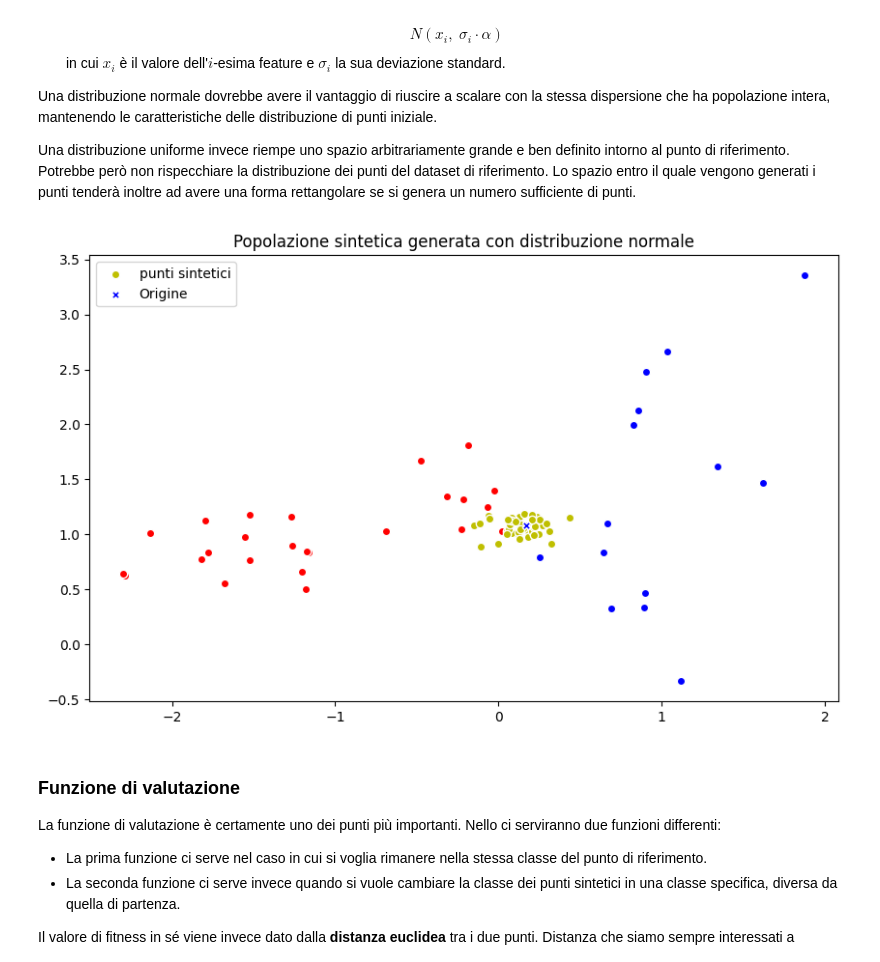
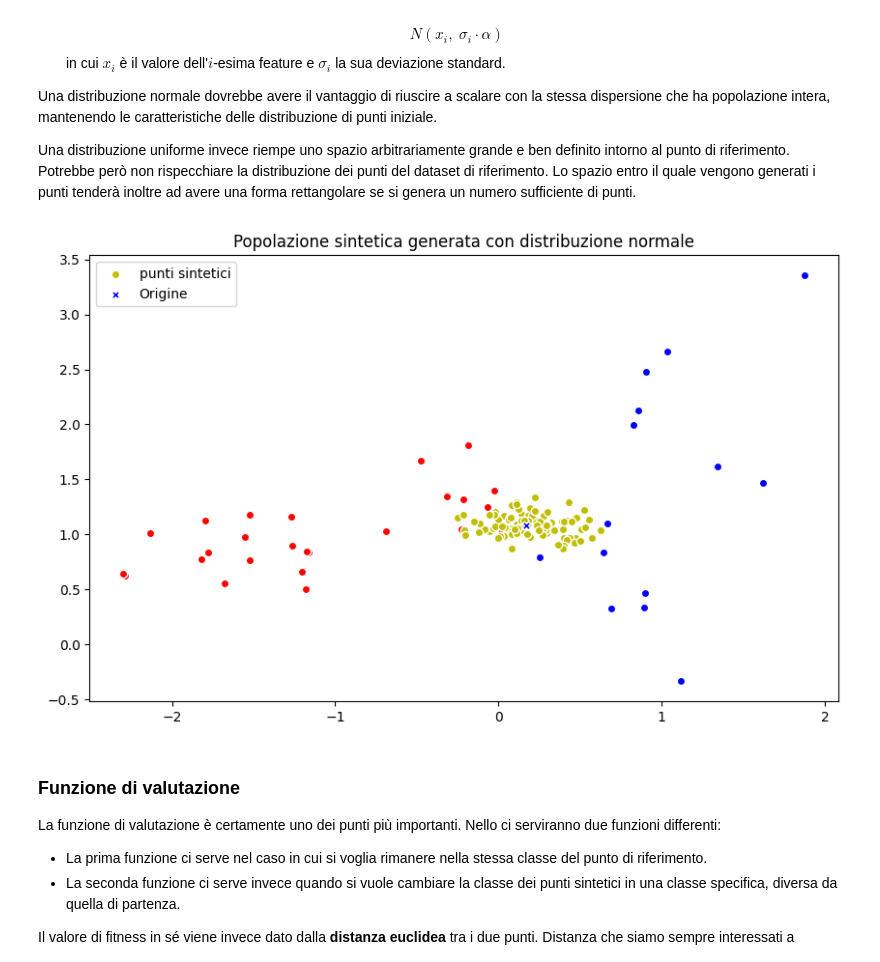
Before and after one commit to FedericoBustaffa/thesis, a Jupyter notebook: src/explain_classifier.ipynb, the cells around one changed output. Saved outputs shown, nothing was run; the diff lists cells and outputs as text; code cells hidden in the pictures.

```diff
--- a/src/explain_classifier.ipynb
+++ b/src/explain_classifier.ipynb
@@ -188,36 +188,36 @@ from ppga import base
 
 
 def generate_normal(point, sigma, alpha: float) -> np.ndarray:
     return random.normal(point, alpha * sigma, size=(2,))
 
 
 def generate_uniform(point, sigma, alpha: float) -> np.ndarray:
     return random.uniform(point - sigma * alpha, point + sigma * alpha, size=(2,))
 
 
 toolbox = base.ToolBox()
-toolbox.set_generation(generate_normal, point=point, sigma=sigma, alpha=0.1)
+toolbox.set_generation(generate_normal, point=point, sigma=sigma, alpha=0.15)
 
 # generazione di una popolazione composta da 50 individui
-population = toolbox.generate(50)
+population = toolbox.generate(100)
 synth_points = np.array([i.chromosome for i in population])
 
 plt.figure(figsize=(10, 6))
 plt.title("Popolazione sintetica generata con distribuzione normale")
 plt.scatter(X_test[cls0].T[0], X_test[cls0].T[1], c="r", ec="w")
 plt.scatter(X_test[cls1].T[0], X_test[cls1].T[1], c="b", ec="w")
 
 plt.scatter(
     synth_points.T[0], synth_points.T[1], c="y", ec="w", label="punti sintetici"
 )
 
 c = "r" if point_class == 0 else "b"
 plt.scatter(point[0], point[1], c=c, ec="w", marker="X", label="Origine")
 
 plt.legend()
 plt.show()
 # %% [output]
-[figure, old version]
+[figure, new version]
 # %% [markdown]
 ### Funzione di valutazione
 
```
Also changed, not shown: parts of 14 cells of this notebook.
